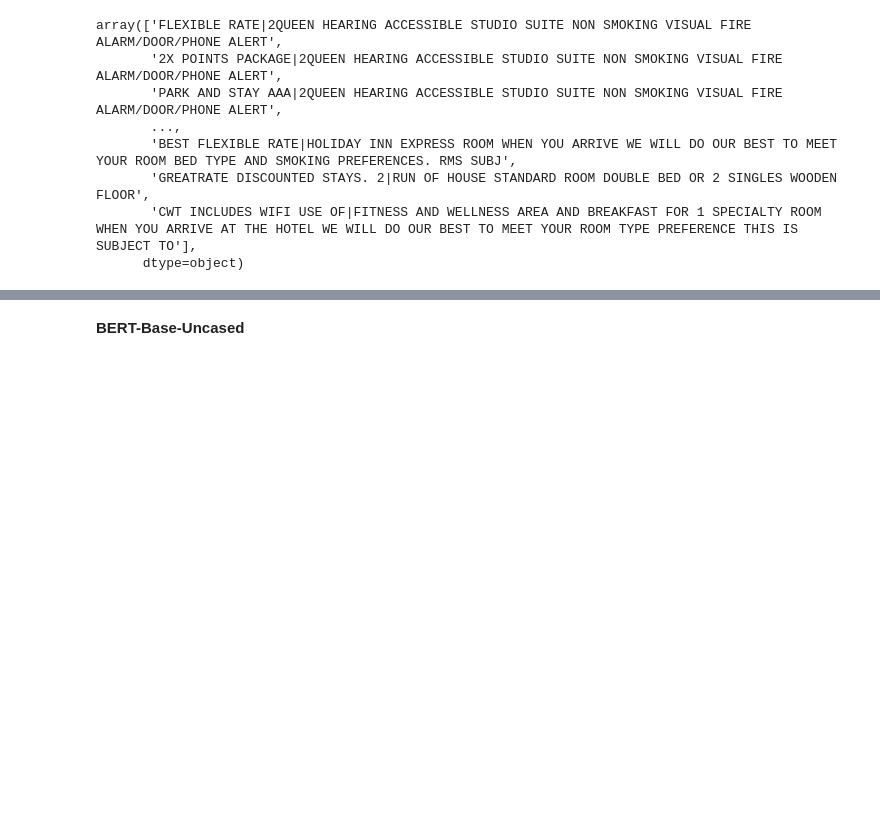
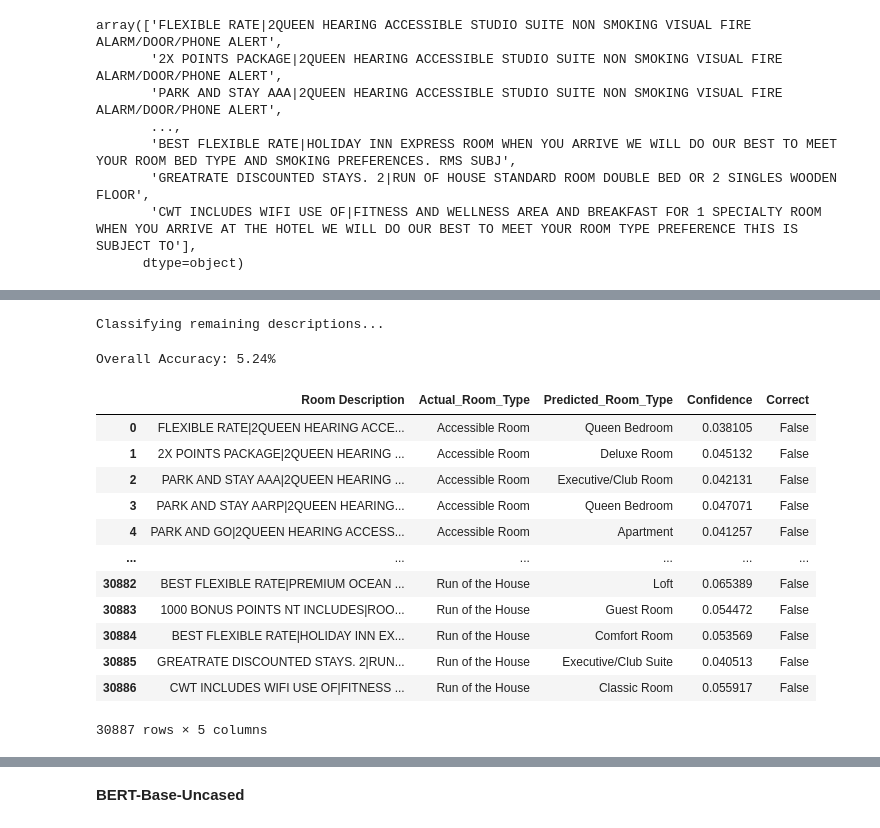
Before and after one commit to karthik1705/sabre_distiLLM_2025, a Jupyter notebook: final_codes/supervised_models.ipynb, the cells around one changed output, grey strips where cells are left out. Drawn from its saved outputs; the diff is of its cells as text; code cells hidden in the pictures; blank space fills up the shorter version.

```diff
--- a/final_codes/supervised_models.ipynb
+++ b/final_codes/supervised_models.ipynb
@@ -746,3 +1151,0 @@ Remaining size: 27737
-# %%
-sampled_data = sample_df
-remaining_data = remaining_df
@@ -797,0 +1268,8 @@ remaining_data
+# %%
+labels = sample_df_1pct['Guest Room Info'].unique()
+label2id = {label: i for i, label in enumerate(labels)}
+id2label = {i: label for label, i in label2id.items()}
+num_labels = len(labels)
+
+print(f"Number of labels: {num_labels}")
+model_name = "bert-base-uncased"
@@ -797,0 +1376,3 @@ remaining_data
+# %%
+# 2. Train on full sample dataset
+final_model, final_tokenizer = train_final_model(sample_df_1pct, model_name, label2id)
@@ -797,0 +1405,23 @@ remaining_data
+# %%
+# 3. Classify remaining data
+#remaining_data = remaining_data
+results_df = classify_remaining_data(final_model, final_tokenizer, label2id, remaining_df_1pct)
+# %% [output]
+Classifying remaining descriptions...
+Overall Accuracy: 5.24%
+# %%
+results_df
+# %% [output]
+|  | Room Description | Actual_Room_Type | Predicted_Room_Type | Confidence | Correct |
+| 0 | FLEXIBLE RATE|2QUEEN HEARING ACCE... | Accessible Room | Queen Bedroom | 0.038105 | False |
+| 1 | 2X POINTS PACKAGE|2QUEEN HEARING ... | Accessible Room | Deluxe Room | 0.045132 | False |
+| 2 | PARK AND STAY AAA|2QUEEN HEARING ... | Accessible Room | Executive/Club Room | 0.042131 | False |
+| 3 | PARK AND STAY AARP|2QUEEN HEARING... | Accessible Room | Queen Bedroom | 0.047071 | False |
+| 4 | PARK AND GO|2QUEEN HEARING ACCESS... | Accessible Room | Apartment | 0.041257 | False |
+| ... | ... | ... | ... | ... | ... |
+| 30882 | BEST FLEXIBLE RATE|PREMIUM OCEAN ... | Run of the House | Loft | 0.065389 | False |
+| 30883 | 1000 BONUS POINTS NT INCLUDES|ROO... | Run of the House | Guest Room | 0.054472 | False |
+| 30884 | BEST FLEXIBLE RATE|HOLIDAY INN EX... | Run of the House | Comfort Room | 0.053569 | False |
+| 30885 | GREATRATE DISCOUNTED STAYS. 2|RUN... | Run of the House | Executive/Club Suite | 0.040513 | False |
+| 30886 | CWT INCLUDES WIFI USE OF|FITNESS ... | Run of the House | Classic Room | 0.055917 | False |
+30887 rows × 5 columns
```
Also changed, not shown: parts of 52 cells of this notebook.
